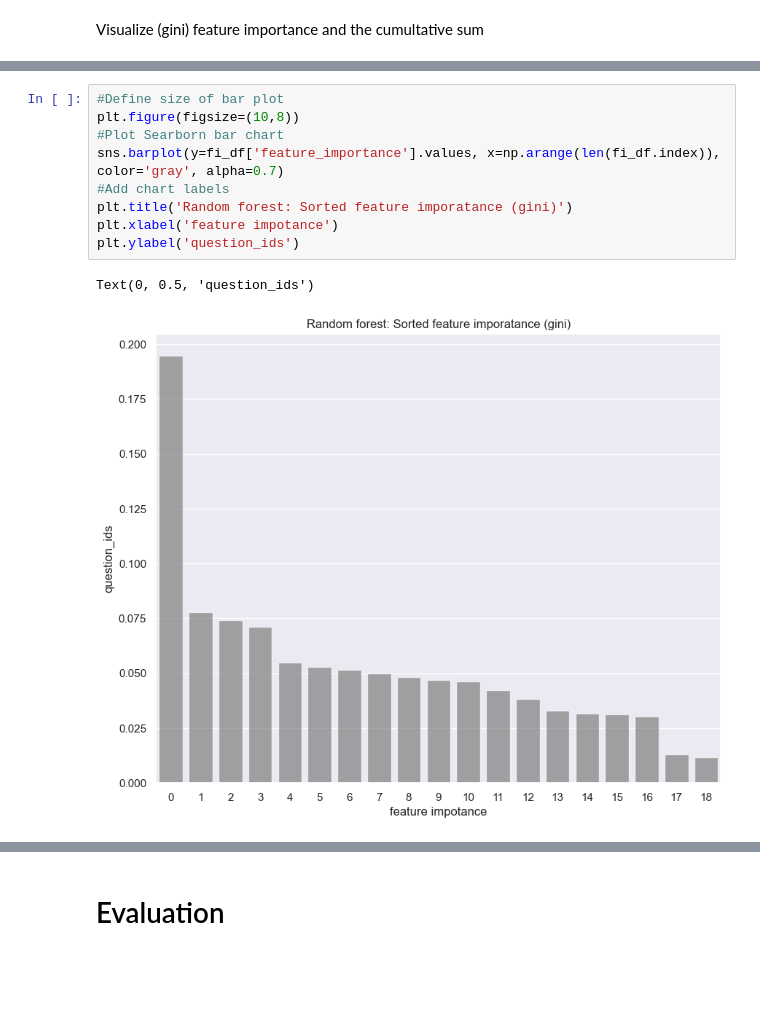
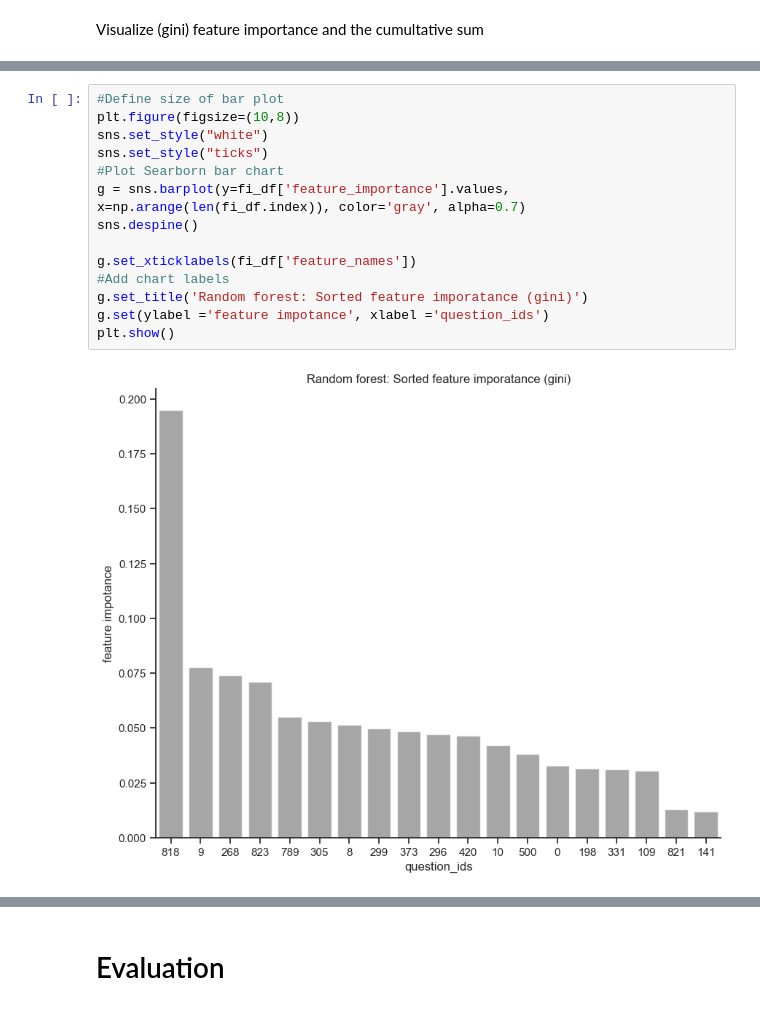
Before and after one commit to Anna53595/DatingLiteracy, a Jupyter notebook: lets_go_stratified_valloop.ipynb, the cells around one changed output, grey strips where cells are left out. Saved outputs shown, nothing was run; the diff lists cells and outputs as text; blank space fills up the shorter version.

```diff
--- a/lets_go_stratified_valloop.ipynb
+++ b/lets_go_stratified_valloop.ipynb
@@ -324,15 +323,19 @@ array([0.19488302, 0.07768278, 0.07416373, 0.07100938, 0.05498045,
 # %%
 #Define size of bar plot
 plt.figure(figsize=(10,8))
+sns.set_style("white")
+sns.set_style("ticks")
 #Plot Searborn bar chart
-sns.barplot(y=fi_df['feature_importance'].values, x=np.arange(len(fi_df.index)), color='gray', alpha=0.7)
+g = sns.barplot(y=fi_df['feature_importance'].values, x=np.arange(len(fi_df.index)), color='gray', alpha=0.7)
+sns.despine()
+
+g.set_xticklabels(fi_df['feature_names'])
 #Add chart labels
-plt.title('Random forest: Sorted feature imporatance (gini)')
-plt.xlabel('feature impotance')
-plt.ylabel('question_ids')
+g.set_title('Random forest: Sorted feature imporatance (gini)')
+g.set(ylabel ='feature impotance', xlabel ='question_ids')
+plt.show()
 # %% [output]
-Text(0, 0.5, 'question_ids')
-[figure, old version]
+[figure, new version]
 # %%
 # first top k question, s.t. Cumultative sum of feature importance is >=.95
 cum_sum_top_k = next(x[0] for x in enumerate(fi_df.cum_sum_fi) if x[1] >=0.95)
```
Also changed, not shown: parts of 8 cells of this notebook.
